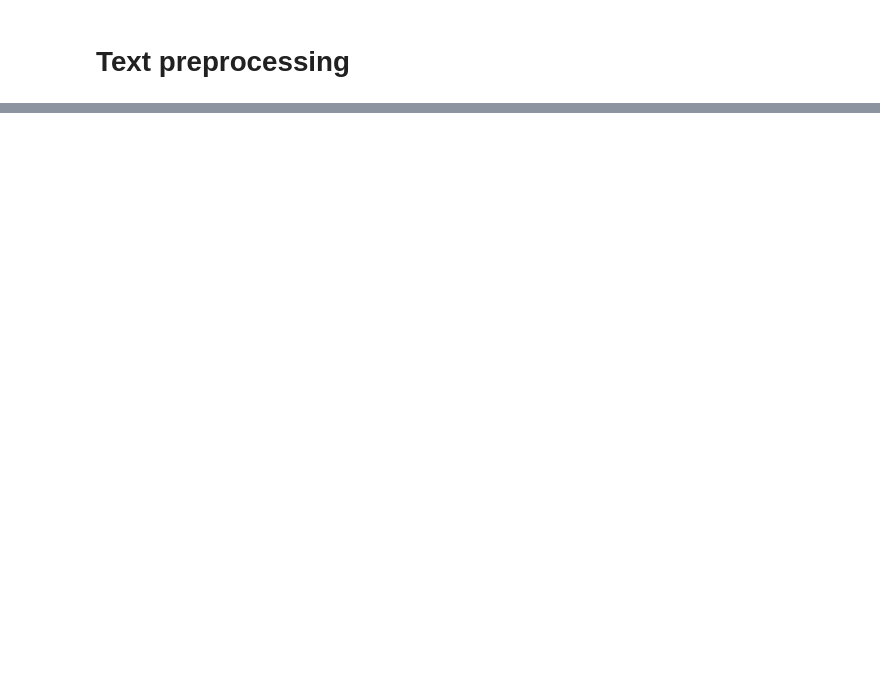
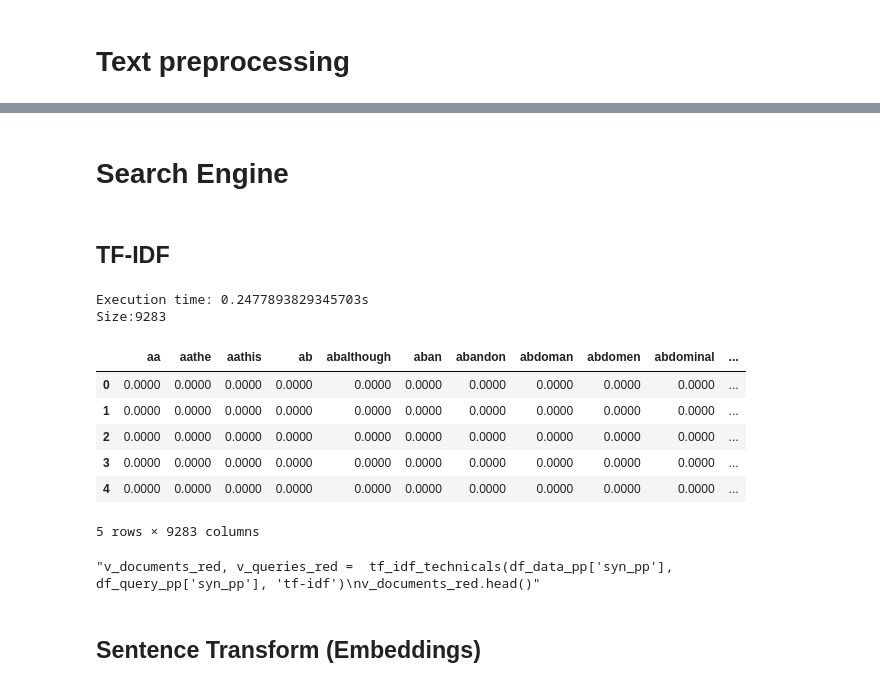
Before and after one commit to AnnaPaulaFigueiredo/INFORMATION-RETRIEVAL-TP1, a Jupyter notebook: code/analysis.ipynb, the cells around one changed output, grey strips where cells are left out. Saved outputs shown, nothing was run; the diff lists cells and outputs as text; code cells hidden in the pictures; blank space fills up the shorter version.

```diff
--- a/code/analysis.ipynb
+++ b/code/analysis.ipynb
@@ -264,6 +274,9 @@ def preprocess_english_text(text, conf:dict, n_exemple:int):
         print(f"-> After remove numbers ex.: {processed[n_exemple].split('.')[0]}")
 
     return processed, pp_stats
+# %%
+df_data = df_data.astype({'ID': int})
+df_query = df_query.astype({'QN': int})
 # %%
 print(f"{'-'*50}Data: Document{'-'*50}")
 df_data_pp = df_data.copy()
@@ -487,0 +400,7 @@ sklearn.feature_extraction.text.TfidfVectorizer
+# %%
+df_data_pp, df_query_pp = reduce_vocabulary(df_data_pp, df_query_pp, 'pp')
+
+df_data_pp['syn_len'] = df_data_pp['syn_pp'].apply(lambda x: len(x.split()))
+df_query_pp['syn_len'] = df_query_pp['syn_pp'].apply(lambda x: len(x.split()))
+
+df_data_pp.head()
@@ -487,0 +418,47 @@ sklearn.feature_extraction.text.TfidfVectorizer
+# %% [markdown]
+# Search Engine
+# %% [markdown]
+## TF-IDF
+# %%
+def tf_idf_technicals(data_documents, data_queries, type:str):
+
+    initial_time = time.time()
+
+    if type == 'tf':
+        vectorizer = TfidfVectorizer(use_idf=False, norm='l1')
+    elif type == 'idf':
+        vectorizer = TfidfVectorizer(use_idf=True, smooth_idf=False, norm='l2')  # norm='l2' IDF
+    elif type == 'tf-idf':
+        vectorizer = TfidfVectorizer()
+
+    document_matrix = vectorizer.fit_transform(data_documents)
+    query_vector = vectorizer.transform(data_queries)
+
+    words = vectorizer.get_feature_names_out()
+
+    vector_documents = pd.DataFrame(data=document_matrix.toarray(), columns=words)
+    vector_queries = pd.DataFrame(data=query_vector.toarray(), columns=words)
+
+    print(f"Execution time: {time.time() - initial_time}s\nSize:{len(words)}")
+    return vector_documents, vector_queries
+# %%
+# fazer um sem a resução de vocabulário, e outro com a redução, para ver o que vai dar depis
+v_documents, v_queries =  tf_idf_technicals(df_data_pp['pp'], df_query_pp['pp'], 'tf-idf')
+v_documents.head()
+# %% [output]
+Execution time: 0.2477893829345703s
+Size:9283
+|  | aa | aathe | aathis | ab | abalthough | aban | abandon | abdoman | abdomen | abdominal | ... |
+| 0 | 0.0000 | 0.0000 | 0.0000 | 0.0000 | 0.0000 | 0.0000 | 0.0000 | 0.0000 | 0.0000 | 0.0000 | ... |
+| 1 | 0.0000 | 0.0000 | 0.0000 | 0.0000 | 0.0000 | 0.0000 | 0.0000 | 0.0000 | 0.0000 | 0.0000 | ... |
+| 2 | 0.0000 | 0.0000 | 0.0000 | 0.0000 | 0.0000 | 0.0000 | 0.0000 | 0.0000 | 0.0000 | 0.0000 | ... |
+| 3 | 0.0000 | 0.0000 | 0.0000 | 0.0000 | 0.0000 | 0.0000 | 0.0000 | 0.0000 | 0.0000 | 0.0000 | ... |
+| 4 | 0.0000 | 0.0000 | 0.0000 | 0.0000 | 0.0000 | 0.0000 | 0.0000 | 0.0000 | 0.0000 | 0.0000 | ... |
+5 rows × 9283 columns
+# %%
+'''v_documents_red, v_queries_red =  tf_idf_technicals(df_data_pp['syn_pp'], df_query_pp['syn_pp'], 'tf-idf')
+v_documents_red.head()'''
+# %% [output]
+"v_documents_red, v_queries_red =  tf_idf_technicals(df_data_pp['syn_pp'], df_query_pp['syn_pp'], 'tf-idf')\nv_documents_red.head()"
+# %% [markdown]
+## Sentence Transform (Embeddings)
```
Also changed, not shown: parts of 51 cells of this notebook.
